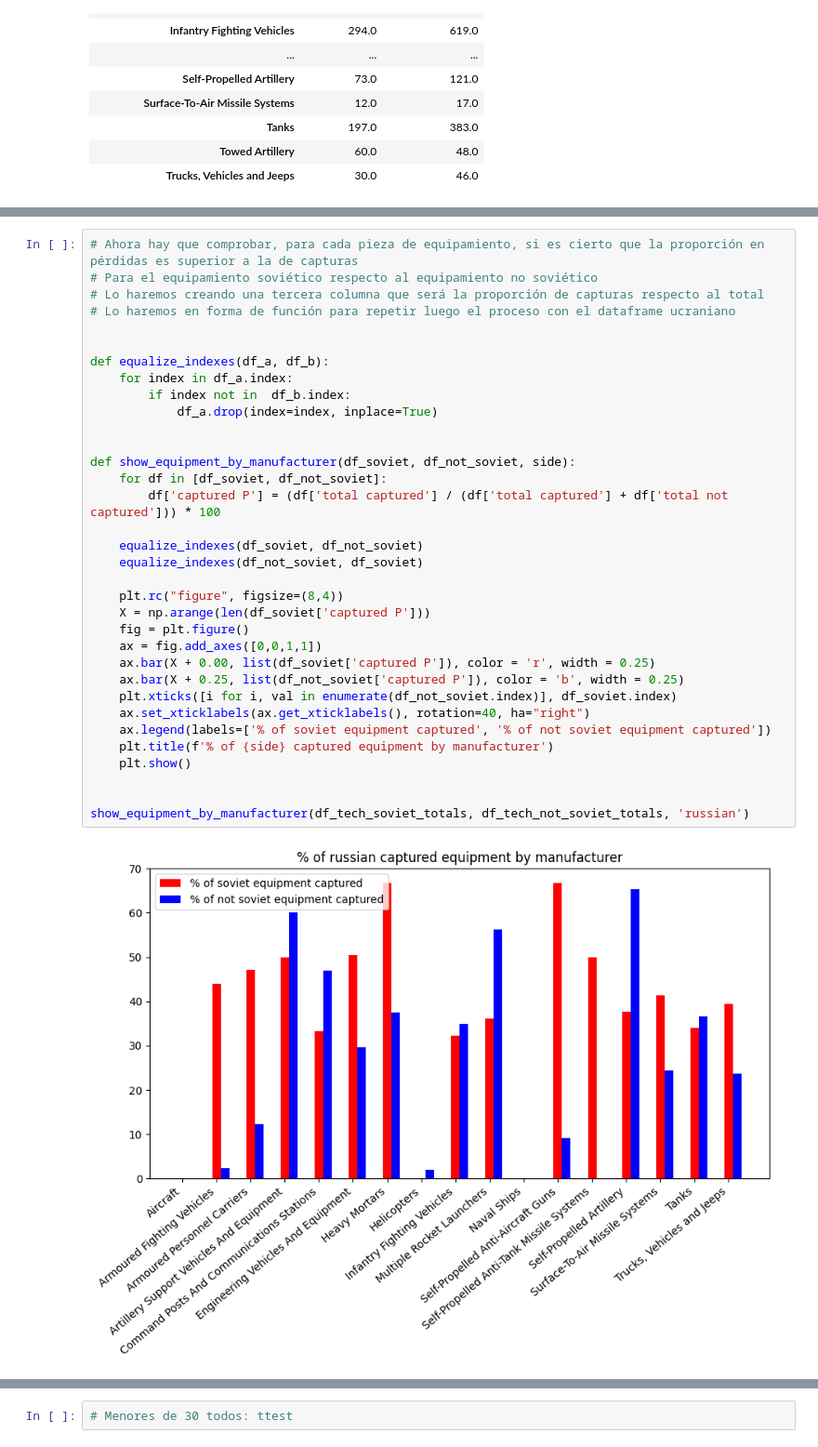
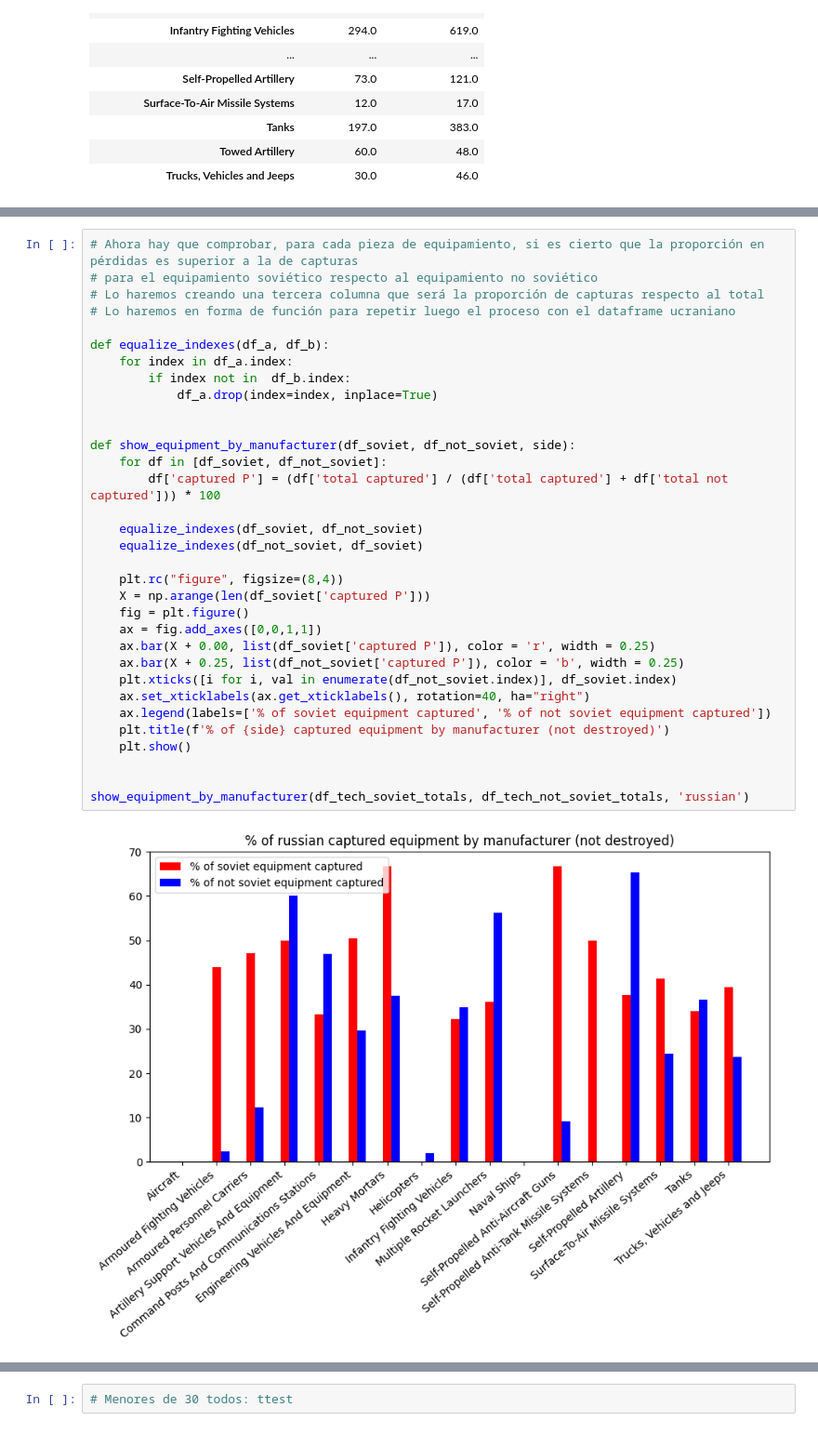
Before and after one commit to RogerPerello/EDA_project, a Jupyter notebook: src/notebooks/hypothesis_3_tests.ipynb, the cells around one changed output, grey strips where cells are left out. Shown at 93% size. Drawn from its saved outputs; the diff is of its cells as text.

```diff
--- a/src/notebooks/hypothesis_3_tests.ipynb
+++ b/src/notebooks/hypothesis_3_tests.ipynb
@@ -125,39 +141,38 @@ plt.show()
 # %%
 # Ahora hay que comprobar, para cada pieza de equipamiento, si es cierto que la proporción en pérdidas es superior a la de capturas
-# Para el equipamiento soviético respecto al equipamiento no soviético
+# para el equipamiento soviético respecto al equipamiento no soviético
 # Lo haremos creando una tercera columna que será la proporción de capturas respecto al total
 # Lo haremos en forma de función para repetir luego el proceso con el dataframe ucraniano
-
 
 def equalize_indexes(df_a, df_b):
     for index in df_a.index:
         if index not in  df_b.index:
             df_a.drop(index=index, inplace=True)
 
 
 def show_equipment_by_manufacturer(df_soviet, df_not_soviet, side):
     for df in [df_soviet, df_not_soviet]:
         df['captured P'] = (df['total captured'] / (df['total captured'] + df['total not captured'])) * 100
 
     equalize_indexes(df_soviet, df_not_soviet)
     equalize_indexes(df_not_soviet, df_soviet)
 
     plt.rc("figure", figsize=(8,4))
     X = np.arange(len(df_soviet['captured P']))
     fig = plt.figure()
     ax = fig.add_axes([0,0,1,1])
     ax.bar(X + 0.00, list(df_soviet['captured P']), color = 'r', width = 0.25)
     ax.bar(X + 0.25, list(df_not_soviet['captured P']), color = 'b', width = 0.25)
     plt.xticks([i for i, val in enumerate(df_not_soviet.index)], df_soviet.index)
     ax.set_xticklabels(ax.get_xticklabels(), rotation=40, ha="right")
     ax.legend(labels=['% of soviet equipment captured', '% of not soviet equipment captured'])
-    plt.title(f'% of {side} captured equipment by manufacturer')
+    plt.title(f'% of {side} captured equipment by manufacturer (not destroyed)')
     plt.show()
 
 
 show_equipment_by_manufacturer(df_tech_soviet_totals, df_tech_not_soviet_totals, 'russian')
 # %% [output]
-[figure, old version]
+[figure, new version]
 # %%
 # Veamos ahora para el caso ucraniano
 
```
Also changed, not shown: parts of 6 cells of this notebook, 1 other file.
